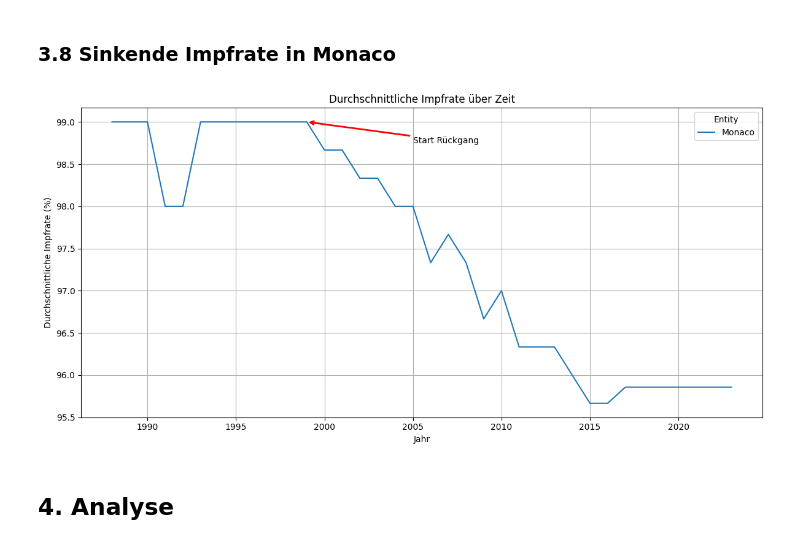
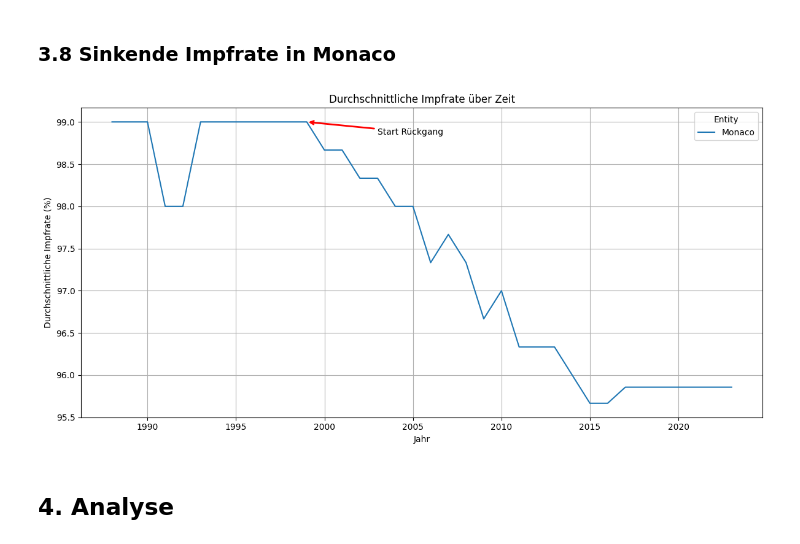
Before and after one commit to gandlea/LN-2-HS2025, a Jupyter notebook: Leistungsnachweis.ipynb, the cells around one changed output. Saved outputs shown, nothing was run; the diff lists cells and outputs as text; code cells hidden in the pictures.

```diff
--- a/Leistungsnachweis.ipynb
+++ b/Leistungsnachweis.ipynb
@@ -732,28 +692,28 @@ plt.tight_layout()
 # %%
 df_avg = rename_df[rename_df['Entity'].isin(monaco)]
 plt.figure(figsize=(12,6))
 sns.lineplot(data=df_avg, x="Year", y="Impfungen Durchschnitt", hue="Entity")
 plt.title("Durchschnittliche Impfrate über Zeit")
 plt.xlabel("Jahr")
 plt.ylabel("Durchschnittliche Impfrate (%)")
 plt.grid(True)
 
 # ⬇️ Pfeil auf Jahr 1998 bei 99 %
 plt.annotate(
     "Start Rückgang",
     xy=(1999, 99),          # Zielpunkt: (x = Jahr, y = Wert)
-    xytext=(2005, 98.75),    # Position des Textes (ein wenig rechts/oben)
+    xytext=(2003, 98.85),    # Position des Textes (ein wenig rechts/oben)
     arrowprops=dict(
         arrowstyle="->",
         color="red",
         linewidth=2,
     ),
 )
 
 plt.tight_layout()
 plt.show()
 # %% [output]
-[figure, old version]
+[figure, new version]
 # %% [markdown]
 ## 4. Analyse
 # %% [markdown]
```
Also changed, not shown: parts of 6 cells of this notebook.
